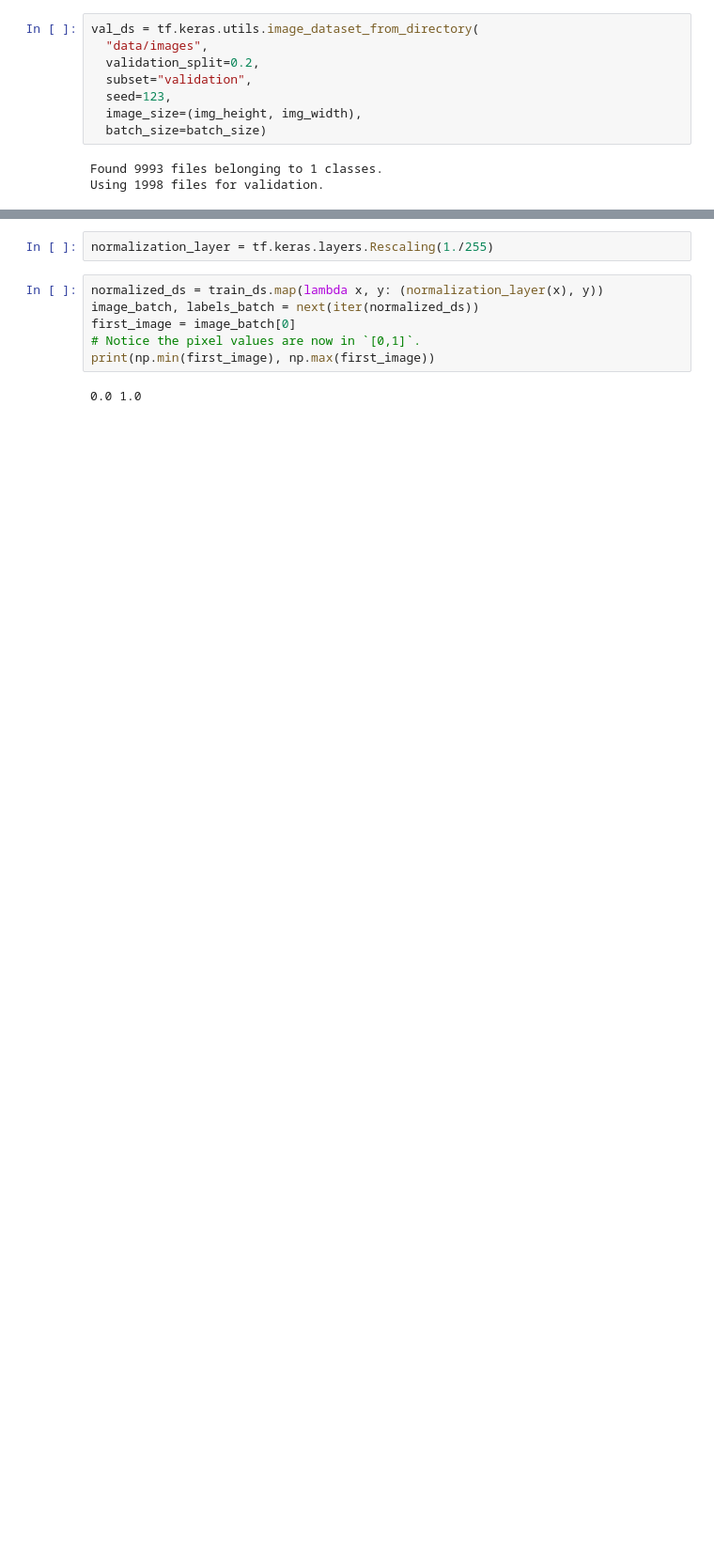
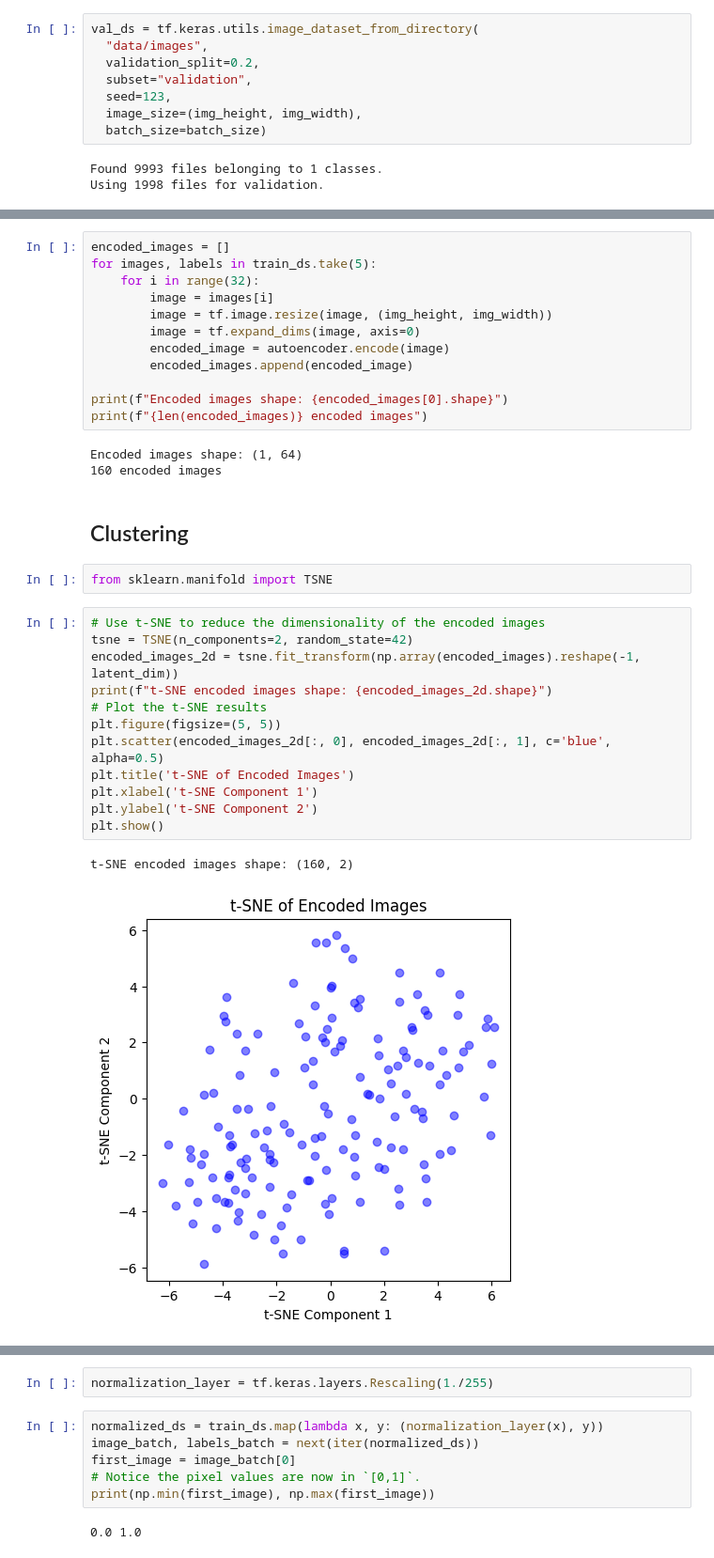
Before and after one commit to mikhailBenali/CatRecogAI, a Jupyter notebook: main.ipynb, the cells around one changed output, grey strips where cells are left out. Shown at 94% size. Drawn from its saved outputs; the diff is of its cells as text; blank space fills up the shorter version.

Commit message:
tentative d'encoder & TSNE

```diff
--- a/main.ipynb
+++ b/main.ipynb
@@ -130,0 +166,34 @@ for images, labels in train_ds.take(1):
+# %%
+encoded_images = []
+for images, labels in train_ds.take(5):
+    for i in range(32):
+        image = images[i]
+        image = tf.image.resize(image, (img_height, img_width))
+        image = tf.expand_dims(image, axis=0)
+        encoded_image = autoencoder.encode(image)
+        encoded_images.append(encoded_image)
+
+print(f"Encoded images shape: {encoded_images[0].shape}")
+print(f"{len(encoded_images)} encoded images")
+# %% [output]
+Encoded images shape: (1, 64)
+160 encoded images
+# %% [markdown]
+## Clustering
+# %%
+from sklearn.manifold import TSNE
+# %%
+# Use t-SNE to reduce the dimensionality of the encoded images
+tsne = TSNE(n_components=2, random_state=42)
+encoded_images_2d = tsne.fit_transform(np.array(encoded_images).reshape(-1, latent_dim))
+print(f"t-SNE encoded images shape: {encoded_images_2d.shape}")
+# Plot the t-SNE results
+plt.figure(figsize=(5, 5))
+plt.scatter(encoded_images_2d[:, 0], encoded_images_2d[:, 1], c='blue', alpha=0.5)
+plt.title('t-SNE of Encoded Images')
+plt.xlabel('t-SNE Component 1')
+plt.ylabel('t-SNE Component 2')
+plt.show()
+# %% [output]
+t-SNE encoded images shape: (160, 2)
+[figure, added]
```
Also changed, not shown: parts of 16 cells of this notebook, 1 other file.
